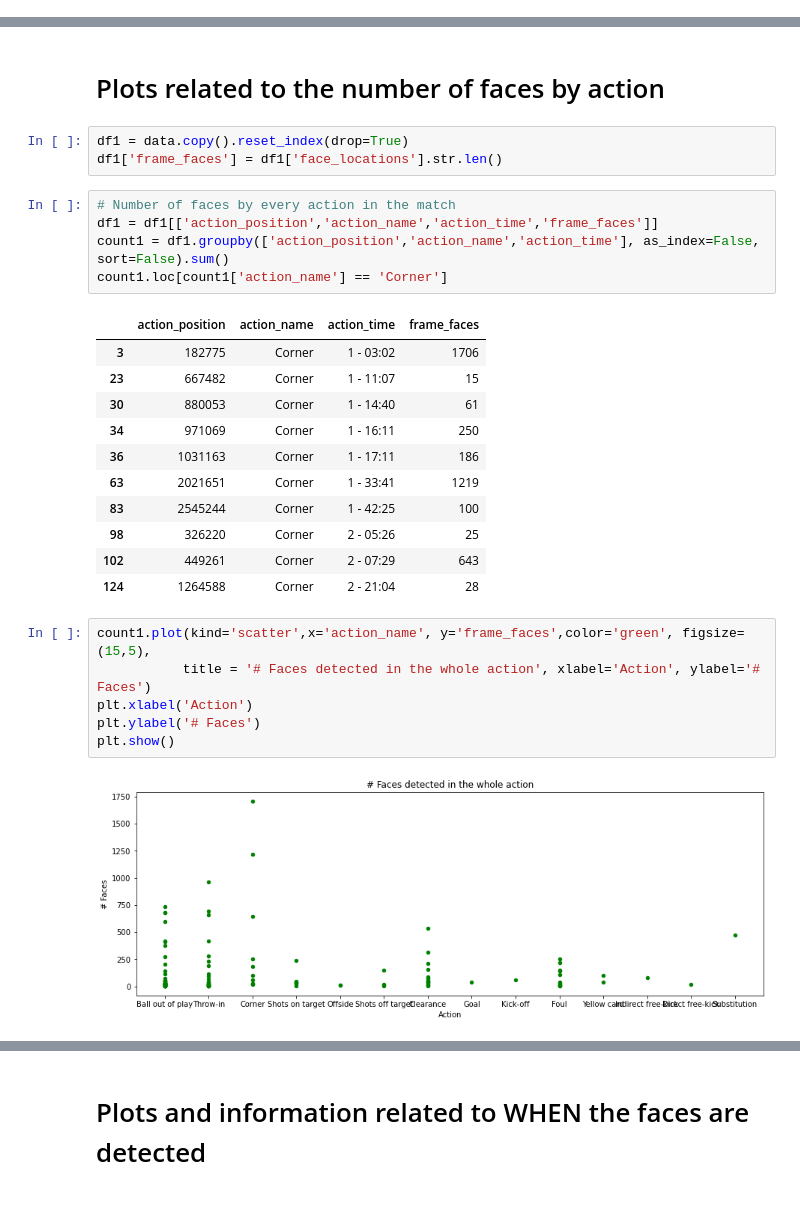
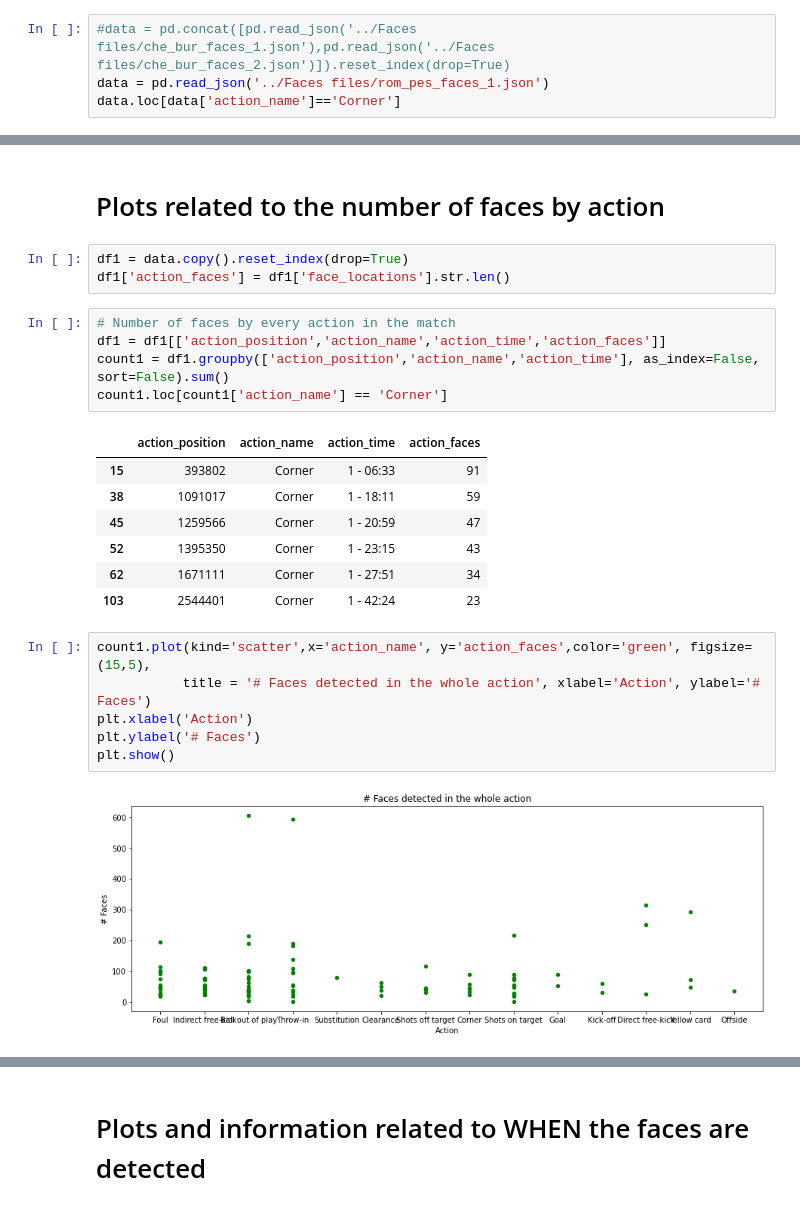
Before and after one commit to joseprs/ActionClassification, a Jupyter notebook: notebooks/analyze_faces_facesdf.ipynb, the cells around one changed output, grey strips where cells are left out. Saved outputs shown, nothing was run; the diff lists cells and outputs as text.

```diff
--- a/notebooks/analyze_faces_facesdf.ipynb
+++ b/notebooks/analyze_faces_facesdf.ipynb
@@ -16,0 +7,4 @@ data.head()
+# %%
+#data = pd.concat([pd.read_json('../Faces files/che_bur_faces_1.json'),pd.read_json('../Faces files/che_bur_faces_2.json')]).reset_index(drop=True)
+data = pd.read_json('../Faces files/rom_pes_faces_1.json')
+data.loc[data['action_name']=='Corner']
@@ -18,32 +26,28 @@ data.head()
 # Plots related to the number of faces by action
 # %%
 df1 = data.copy().reset_index(drop=True)
-df1['frame_faces'] = df1['face_locations'].str.len()
+df1['action_faces'] = df1['face_locations'].str.len()
 # %%
 # Number of faces by every action in the match
-df1 = df1[['action_position','action_name','action_time','frame_faces']]
+df1 = df1[['action_position','action_name','action_time','action_faces']]
 count1 = df1.groupby(['action_position','action_name','action_time'], as_index=False, sort=False).sum()
 count1.loc[count1['action_name'] == 'Corner']
 # %% [output]
-|  | action_position | action_name | action_time | frame_faces |
-| 3 | 182775 | Corner | 1 - 03:02 | 1706 |
-| 23 | 667482 | Corner | 1 - 11:07 | 15 |
-| 30 | 880053 | Corner | 1 - 14:40 | 61 |
-| 34 | 971069 | Corner | 1 - 16:11 | 250 |
-| 36 | 1031163 | Corner | 1 - 17:11 | 186 |
-| 63 | 2021651 | Corner | 1 - 33:41 | 1219 |
-| 83 | 2545244 | Corner | 1 - 42:25 | 100 |
-| 98 | 326220 | Corner | 2 - 05:26 | 25 |
-| 102 | 449261 | Corner | 2 - 07:29 | 643 |
-| 124 | 1264588 | Corner | 2 - 21:04 | 28 |
+|  | action_position | action_name | action_time | action_faces |
+| 15 | 393802 | Corner | 1 - 06:33 | 91 |
+| 38 | 1091017 | Corner | 1 - 18:11 | 59 |
+| 45 | 1259566 | Corner | 1 - 20:59 | 47 |
+| 52 | 1395350 | Corner | 1 - 23:15 | 43 |
+| 62 | 1671111 | Corner | 1 - 27:51 | 34 |
+| 103 | 2544401 | Corner | 1 - 42:24 | 23 |
 # %%
-count1.plot(kind='scatter',x='action_name', y='frame_faces',color='green', figsize=(15,5),
+count1.plot(kind='scatter',x='action_name', y='action_faces',color='green', figsize=(15,5),
            title = '# Faces detected in the whole action', xlabel='Action', ylabel='# Faces')
 plt.xlabel('Action')
 plt.ylabel('# Faces')
 plt.show()
 # %% [output]
-[figure, old version]
+[figure, new version]
 # %%
 # Number of faces by frame, of every action in the match
 df2 = data.copy().reset_index(drop=True)
```
Also changed, not shown: parts of 13 cells of this notebook.
